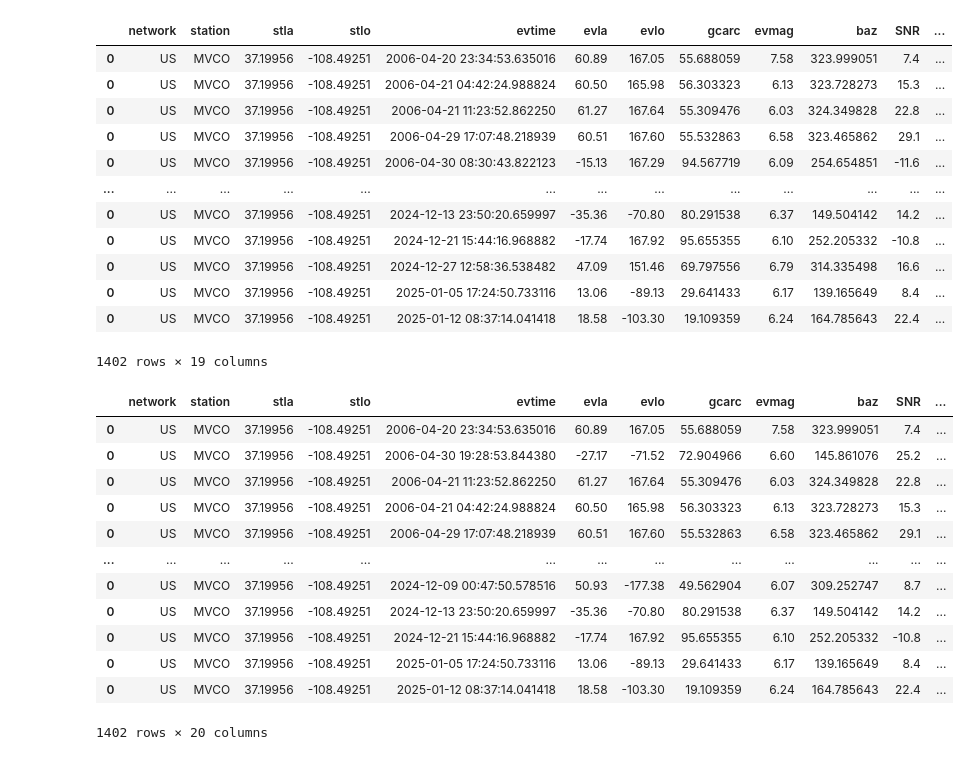
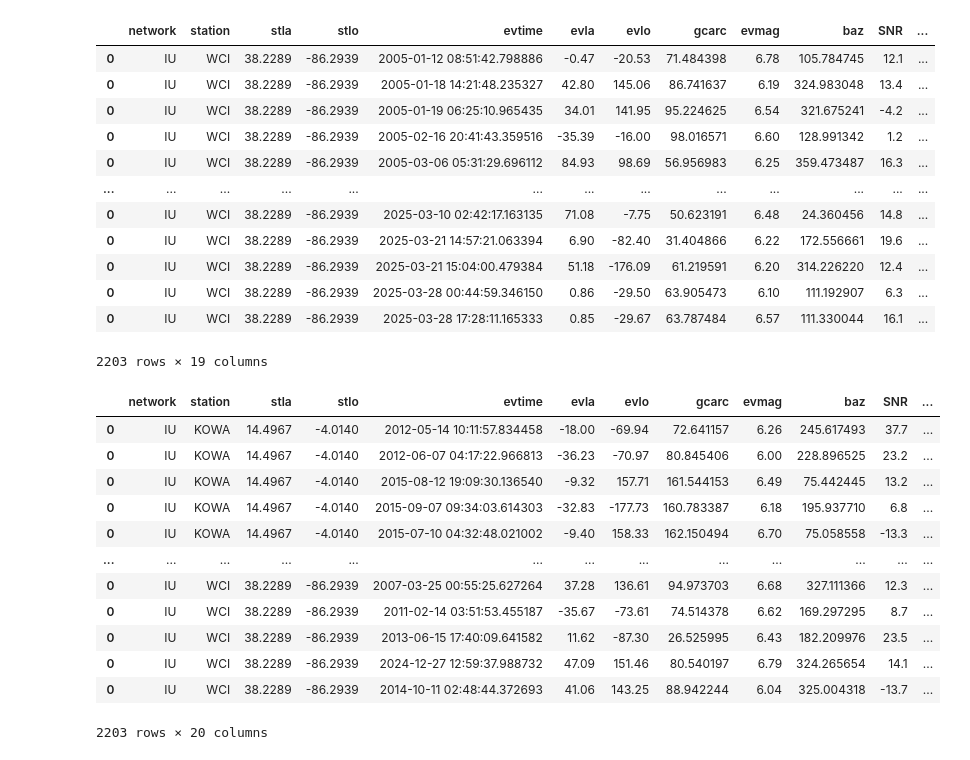
Before and after one commit to sismo-on/SSPARQ, a Jupyter notebook: Extra/Paper_figures/Results_compilation.ipynb, the cells around one changed output. Cells and saved outputs as stored; diff of their text form; code cells hidden in the pictures.

```diff
--- a/Extra/Paper_figures/Results_compilation.ipynb
+++ b/Extra/Paper_figures/Results_compilation.ipynb
@@ -165,44 +165,44 @@ feather_files_lst = []
 
 colnames = ['network', 'station','stla','stlo','evtime','evla','evlo','gcarc','evmag','baz','SNR', 'phi', 'theta','clock_error', 'quality', 'gain_HHN', 'gain_HHE', 'gain_HHZ','event_class']
 
-feather_files_lst.append(pd.concat([pd.read_feather(i,columns=colnames) for i in glob.glob(ORIENTATION_OUTPUT+'FEATHER_FILES/*US*/*')]))
+feather_files_lst.append(pd.concat([pd.read_feather(i,columns=colnames) for i in glob.glob(ORIENTATION_OUTPUT+'FEATHER_FILES/*/*')]))
 # %%
 station_df = pd.concat(feather_files_lst)
 # %%
 station_df.sort_values('evtime')
 # %% [output]
 |  | network | station | stla | stlo | evtime | evla | evlo | gcarc | evmag | baz | SNR | ... |
-| 0 | US | MVCO | 37.19956 | -108.49251 | 2006-04-20 23:34:53.635016 | 60.89 | 167.05 | 55.688059 | 7.58 | 323.999051 | 7.4 | ... |
-| 0 | US | MVCO | 37.19956 | -108.49251 | 2006-04-21 04:42:24.988824 | 60.50 | 165.98 | 56.303323 | 6.13 | 323.728273 | 15.3 | ... |
-| 0 | US | MVCO | 37.19956 | -108.49251 | 2006-04-21 11:23:52.862250 | 61.27 | 167.64 | 55.309476 | 6.03 | 324.349828 | 22.8 | ... |
-| 0 | US | MVCO | 37.19956 | -108.49251 | 2006-04-29 17:07:48.218939 | 60.51 | 167.60 | 55.532863 | 6.58 | 323.465862 | 29.1 | ... |
-| 0 | US | MVCO | 37.19956 | -108.49251 | 2006-04-30 08:30:43.822123 | -15.13 | 167.29 | 94.567719 | 6.09 | 254.654851 | -11.6 | ... |
+| 0 | IU | WCI | 38.2289 | -86.2939 | 2005-01-12 08:51:42.798886 | -0.47 | -20.53 | 71.484398 | 6.78 | 105.784745 | 12.1 | ... |
+| 0 | IU | WCI | 38.2289 | -86.2939 | 2005-01-18 14:21:48.235327 | 42.80 | 145.06 | 86.741637 | 6.19 | 324.983048 | 13.4 | ... |
+| 0 | IU | WCI | 38.2289 | -86.2939 | 2005-01-19 06:25:10.965435 | 34.01 | 141.95 | 95.224625 | 6.54 | 321.675241 | -4.2 | ... |
+| 0 | IU | WCI | 38.2289 | -86.2939 | 2005-02-16 20:41:43.359516 | -35.39 | -16.00 | 98.016571 | 6.60 | 128.991342 | 1.2 | ... |
+| 0 | IU | WCI | 38.2289 | -86.2939 | 2005-03-06 05:31:29.696112 | 84.93 | 98.69 | 56.956983 | 6.25 | 359.473487 | 16.3 | ... |
 | ... | ... | ... | ... | ... | ... | ... | ... | ... | ... | ... | ... | ... |
-| 0 | US | MVCO | 37.19956 | -108.49251 | 2024-12-13 23:50:20.659997 | -35.36 | -70.80 | 80.291538 | 6.37 | 149.504142 | 14.2 | ... |
-| 0 | US | MVCO | 37.19956 | -108.49251 | 2024-12-21 15:44:16.968882 | -17.74 | 167.92 | 95.655355 | 6.10 | 252.205332 | -10.8 | ... |
-| 0 | US | MVCO | 37.19956 | -108.49251 | 2024-12-27 12:58:36.538482 | 47.09 | 151.46 | 69.797556 | 6.79 | 314.335498 | 16.6 | ... |
-| 0 | US | MVCO | 37.19956 | -108.49251 | 2025-01-05 17:24:50.733116 | 13.06 | -89.13 | 29.641433 | 6.17 | 139.165649 | 8.4 | ... |
-| 0 | US | MVCO | 37.19956 | -108.49251 | 2025-01-12 08:37:14.041418 | 18.58 | -103.30 | 19.109359 | 6.24 | 164.785643 | 22.4 | ... |
+| 0 | IU | WCI | 38.2289 | -86.2939 | 2025-03-10 02:42:17.163135 | 71.08 | -7.75 | 50.623191 | 6.48 | 24.360456 | 14.8 | ... |
+| 0 | IU | WCI | 38.2289 | -86.2939 | 2025-03-21 14:57:21.063394 | 6.90 | -82.40 | 31.404866 | 6.22 | 172.556661 | 19.6 | ... |
+| 0 | IU | WCI | 38.2289 | -86.2939 | 2025-03-21 15:04:00.479384 | 51.18 | -176.09 | 61.219591 | 6.20 | 314.226220 | 12.4 | ... |
+| 0 | IU | WCI | 38.2289 | -86.2939 | 2025-03-28 00:44:59.346150 | 0.86 | -29.50 | 63.905473 | 6.10 | 111.192907 | 6.3 | ... |
+| 0 | IU | WCI | 38.2289 | -86.2939 | 2025-03-28 17:28:11.165333 | 0.85 | -29.67 | 63.787484 | 6.57 | 111.330044 | 16.1 | ... |
-1402 rows × 19 columns
+2203 rows × 19 columns
 # %%
 station_df['year_month'] = station_df['evtime'].dt.to_period('M').astype(str)
 station_df['year_month'] = pd.to_datetime(station_df['year_month'], format='%Y-%m').dt.to_period('M')
 # %%
-station_df.sort_values('year_month')
+station_df.sort_values('station')
 # %% [output]
 |  | network | station | stla | stlo | evtime | evla | evlo | gcarc | evmag | baz | SNR | ... |
-| 0 | US | MVCO | 37.19956 | -108.49251 | 2006-04-20 23:34:53.635016 | 60.89 | 167.05 | 55.688059 | 7.58 | 323.999051 | 7.4 | ... |
-| 0 | US | MVCO | 37.19956 | -108.49251 | 2006-04-30 19:28:53.844380 | -27.17 | -71.52 | 72.904966 | 6.60 | 145.861076 | 25.2 | ... |
-| 0 | US | MVCO | 37.19956 | -108.49251 | 2006-04-21 11:23:52.862250 | 61.27 | 167.64 | 55.309476 | 6.03 | 324.349828 | 22.8 | ... |
-| 0 | US | MVCO | 37.19956 | -108.49251 | 2006-04-21 04:42:24.988824 | 60.50 | 165.98 | 56.303323 | 6.13 | 323.728273 | 15.3 | ... |
-| 0 | US | MVCO | 37.19956 | -108.49251 | 2006-04-29 17:07:48.218939 | 60.51 | 167.60 | 55.532863 | 6.58 | 323.465862 | 29.1 | ... |
+| 0 | IU | KOWA | 14.4967 | -4.0140 | 2012-05-14 10:11:57.834458 | -18.00 | -69.94 | 72.641157 | 6.26 | 245.617493 | 37.7 | ... |
+| 0 | IU | KOWA | 14.4967 | -4.0140 | 2012-06-07 04:17:22.966813 | -36.23 | -70.97 | 80.845406 | 6.00 | 228.896525 | 23.2 | ... |
+| 0 | IU | KOWA | 14.4967 | -4.0140 | 2015-08-12 19:09:30.136540 | -9.32 | 157.71 | 161.544153 | 6.49 | 75.442445 | 13.2 | ... |
+| 0 | IU | KOWA | 14.4967 | -4.0140 | 2015-09-07 09:34:03.614303 | -32.83 | -177.73 | 160.783387 | 6.18 | 195.937710 | 6.8 | ... |
+| 0 | IU | KOWA | 14.4967 | -4.0140 | 2015-07-10 04:32:48.021002 | -9.40 | 158.33 | 162.150494 | 6.70 | 75.058558 | -13.3 | ... |
 | ... | ... | ... | ... | ... | ... | ... | ... | ... | ... | ... | ... | ... |
-| 0 | US | MVCO | 37.19956 | -108.49251 | 2024-12-09 00:47:50.578516 | 50.93 | -177.38 | 49.562904 | 6.07 | 309.252747 | 8.7 | ... |
-| 0 | US | MVCO | 37.19956 | -108.49251 | 2024-12-13 23:50:20.659997 | -35.36 | -70.80 | 80.291538 | 6.37 | 149.504142 | 14.2 | ... |
-| 0 | US | MVCO | 37.19956 | -108.49251 | 2024-12-21 15:44:16.968882 | -17.74 | 167.92 | 95.655355 | 6.10 | 252.205332 | -10.8 | ... |
-| 0 | US | MVCO | 37.19956 | -108.49251 | 2025-01-05 17:24:50.733116 | 13.06 | -89.13 | 29.641433 | 6.17 | 139.165649 | 8.4 | ... |
-| 0 | US | MVCO | 37.19956 | -108.49251 | 2025-01-12 08:37:14.041418 | 18.58 | -103.30 | 19.109359 | 6.24 | 164.785643 | 22.4 | ... |
+| 0 | IU | WCI | 38.2289 | -86.2939 | 2007-03-25 00:55:25.627264 | 37.28 | 136.61 | 94.973703 | 6.68 | 327.111366 | 12.3 | ... |
+| 0 | IU | WCI | 38.2289 | -86.2939 | 2011-02-14 03:51:53.455187 | -35.67 | -73.61 | 74.514378 | 6.62 | 169.297295 | 8.7 | ... |
+| 0 | IU | WCI | 38.2289 | -86.2939 | 2013-06-15 17:40:09.641582 | 11.62 | -87.30 | 26.525995 | 6.43 | 182.209976 | 23.5 | ... |
+| 0 | IU | WCI | 38.2289 | -86.2939 | 2024-12-27 12:59:37.988732 | 47.09 | 151.46 | 80.540197 | 6.79 | 324.265654 | 14.1 | ... |
+| 0 | IU | WCI | 38.2289 | -86.2939 | 2014-10-11 02:48:44.372693 | 41.06 | 143.25 | 88.942244 | 6.04 | 325.004318 | -13.7 | ... |
-1402 rows × 20 columns
+2203 rows × 20 columns
 # %%
 # Creating mounth range datetime (timestamp) Periods
 years = pd.period_range(start=station_df['year_month'].min(), end=station_df['year_month'].max(), freq='M')
```
Also changed, not shown: parts of 8 cells of this notebook, 14 other files.
